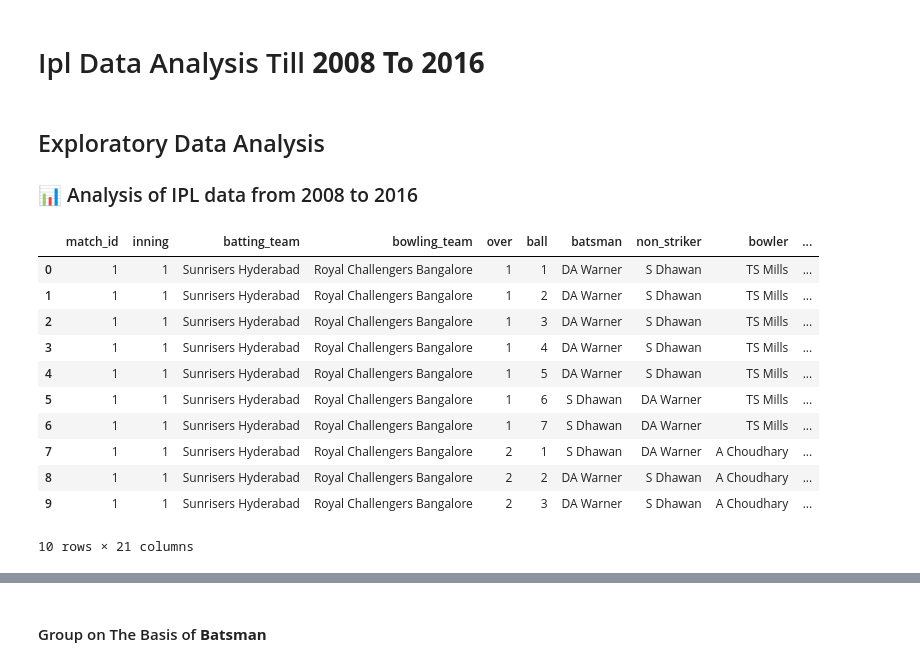
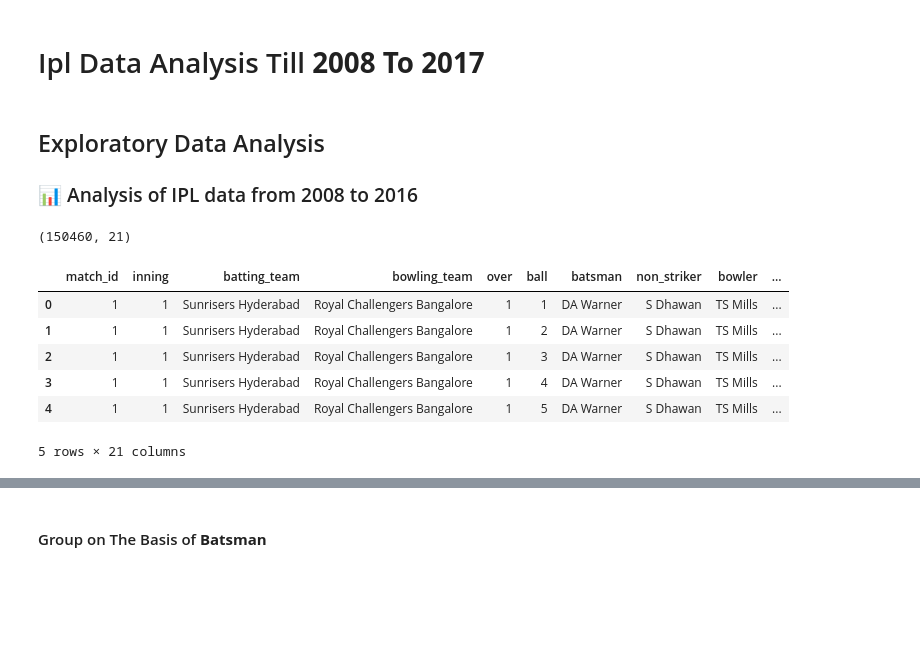
Before and after one commit to krish1440/ipl_analysis, a Jupyter notebook: ipl.ipynb, the cells around one changed output, grey strips where cells are left out. Drawn from its saved outputs; the diff is of its cells as text; code cells hidden in the pictures; blank space fills up the shorter version.

```diff
--- a/ipl.ipynb
+++ b/ipl.ipynb
@@ -1,5 +1,5 @@
 # %% [markdown]
-# Ipl Data Analysis Till **2008 To 2016**
+# Ipl Data Analysis Till **2008 To 2017**
 # %% [markdown]
 
 ## Exploratory Data Analysis
@@ -12,18 +13,17 @@ ipl = pd.read_csv('deliveries.csv',encoding='latin1')
+# %%
+ipl.shape
+# %% [output]
+(150460, 21)
 # %%
-ipl.head(10)
+ipl.head()
 # %% [output]
 |  | match_id | inning | batting_team | bowling_team | over | ball | batsman | non_striker | bowler | ... |
 | 0 | 1 | 1 | Sunrisers Hyderabad | Royal Challengers Bangalore | 1 | 1 | DA Warner | S Dhawan | TS Mills | ... |
 | 1 | 1 | 1 | Sunrisers Hyderabad | Royal Challengers Bangalore | 1 | 2 | DA Warner | S Dhawan | TS Mills | ... |
 | 2 | 1 | 1 | Sunrisers Hyderabad | Royal Challengers Bangalore | 1 | 3 | DA Warner | S Dhawan | TS Mills | ... |
 | 3 | 1 | 1 | Sunrisers Hyderabad | Royal Challengers Bangalore | 1 | 4 | DA Warner | S Dhawan | TS Mills | ... |
 | 4 | 1 | 1 | Sunrisers Hyderabad | Royal Challengers Bangalore | 1 | 5 | DA Warner | S Dhawan | TS Mills | ... |
-| 5 | 1 | 1 | Sunrisers Hyderabad | Royal Challengers Bangalore | 1 | 6 | S Dhawan | DA Warner | TS Mills | ... |
-| 6 | 1 | 1 | Sunrisers Hyderabad | Royal Challengers Bangalore | 1 | 7 | S Dhawan | DA Warner | TS Mills | ... |
-| 7 | 1 | 1 | Sunrisers Hyderabad | Royal Challengers Bangalore | 2 | 1 | S Dhawan | DA Warner | A Choudhary | ... |
-| 8 | 1 | 1 | Sunrisers Hyderabad | Royal Challengers Bangalore | 2 | 2 | DA Warner | S Dhawan | A Choudhary | ... |
-| 9 | 1 | 1 | Sunrisers Hyderabad | Royal Challengers Bangalore | 2 | 3 | DA Warner | S Dhawan | A Choudhary | ... |
-10 rows × 21 columns
+5 rows × 21 columns
 # %%
 ipl.info()
 # %% [output]
```
Also changed, not shown: parts of 26 cells of this notebook, 1 other file.
